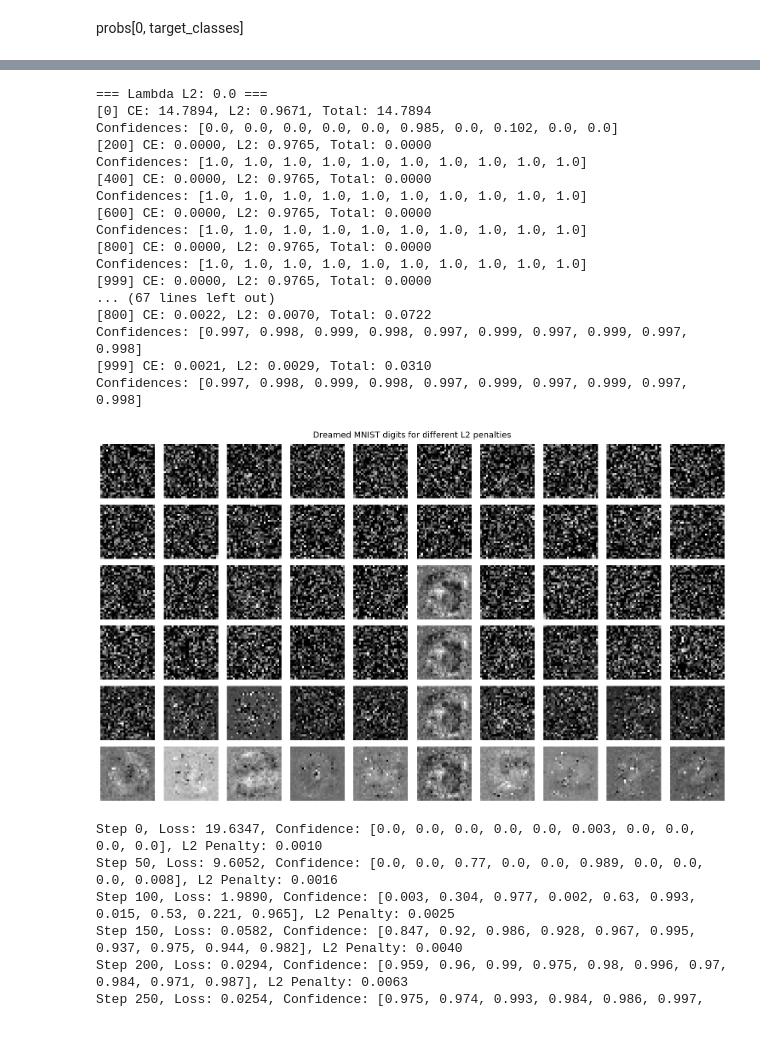
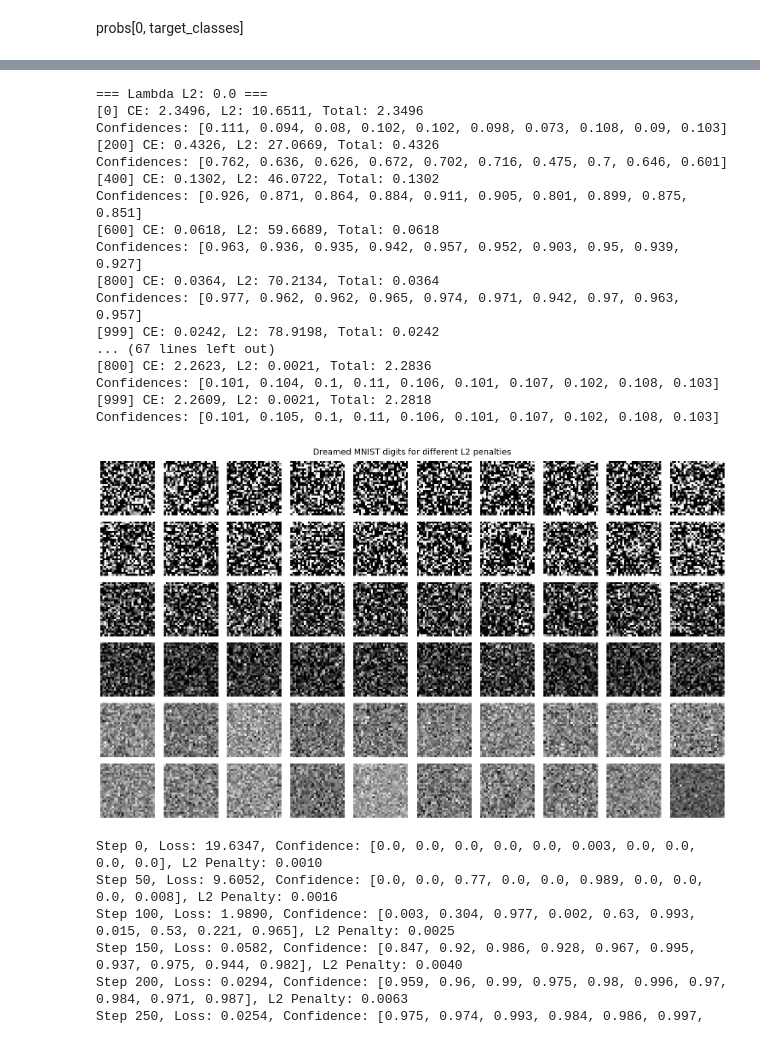
Before and after one commit to MichalSlowakiewicz/Machine-Learning, a Jupyter notebook: Homework9.ipynb, the cells around one changed output, grey strips where cells are left out. Saved outputs shown, nothing was run; the diff lists cells and outputs as text; code cells hidden in the pictures.

```diff
--- a/Homework9.ipynb
+++ b/Homework9.ipynb
@@ -324,0 +378,40 @@ probs[0, target_classes]
+# %%
+#porblem 2 z lambda
+import torch.nn.functional as F
+import matplotlib.pyplot as plt
+
+target_classes = [3, 8]
+lambda_values = [0.001, 0.01, 0.1, 1.0, 10.0]  # Exponential progression
+
+fig, axs = plt.subplots(1, len(lambda_values), figsize=(15, 3))
+#fig.suptitle("Effect of L2 Penalty on Hybrid Digit Images", fontsize=14)
+hybrid_input = torch.randn((1, 1, 28, 28), device=device, requires_grad=True)
+optimizer = torch.optim.Adam([hybrid_input], lr=0.1)
+
+for i, lambda_l2 in enumerate(lambda_values):
+
+
+    for step in range(3000):
+        optimizer.zero_grad()
+        normalized_input = (hybrid_input - mean_tensor) / std_tensor
+        logits = net(normalized_input)
+        probs = F.softmax(logits, dim=1)
+
+        prob3 = probs[0, target_classes[0]]
+        prob8 = probs[0, target_classes[1]]
+
+        target_loss = - (prob3 + prob8) / 2.0
+        l2_penalty = lambda_l2 * normalized_input.pow(2).mean()
+        loss = target_loss + l2_penalty
+
+        loss.backward()
+        optimizer.step()
+
+    # Denormalize for visualization
+    img = hybrid_input.detach().cpu().clone()
+    img = img * std_dataset + mean_dataset
+    img = img.clamp(0, 1)
+
+    axs[i].imshow(img[0, 0], cmap='gray')
+    axs[i].axis('off')
+    axs[i].set_title(f"λ={lambda_l2:.3f}\nP3={prob3.item():.2f}, P8={prob8.item():.2f}")
@@ -358,56 +548,56 @@ for lambda_l2 in lambda_l2_values:
 
         # Strata: cross-entropy + kara L2
         ce_loss = F.cross_entropy(logits, target_classes)
-        l2_loss = dreamed_inputs.pow(2).mean()
+        l2_loss = normalized_inputs.pow(2).mean()
         total_loss = ce_loss + lambda_l2 * l2_loss
 
         total_loss.backward()
         optimizer.step()
 
         if step % 200 == 0 or step == 999:
             with torch.no_grad():
                 probs = F.softmax(logits, dim=1)
                 max_probs = probs.gather(1, target_classes.view(-1, 1))
                 print(f"[{step}] CE: {ce_loss.item():.4f}, L2: {l2_loss.item():.4f}, Total: {total_loss.item():.4f}")
                 print("Confidences:", [round(p.item(), 3) for p in max_probs])
 
     # Odskalowanie i odcięcie wartości
     with torch.no_grad():
         vis = dreamed_inputs.detach().cpu() * std_dataset + mean_dataset
         vis = vis.clamp(0, 1)
         all_results.append((lambda_l2, vis))
 
 # Wizualizacja
 fig, axs = plt.subplots(len(all_results), 10, figsize=(15, 1.5 * len(all_results)))
 for row_idx, (lambda_l2, images) in enumerate(all_results):
     for col_idx in range(10):
         ax = axs[row_idx, col_idx] if len(all_results) > 1 else axs[col_idx]
         ax.imshow(images[col_idx][0], cmap='gray')
         ax.axis('off')
         if col_idx == 0:
             ax.set_ylabel(f"λ={lambda_l2}", rotation=0, labelpad=30)
 plt.suptitle("Dreamed MNIST digits for different L2 penalties", fontsize=14)
 plt.tight_layout()
 plt.show()
 # %% [output]
 === Lambda L2: 0.0 ===
-[0] CE: 14.7894, L2: 0.9671, Total: 14.7894
-Confidences: [0.0, 0.0, 0.0, 0.0, 0.0, 0.985, 0.0, 0.102, 0.0, 0.0]
-[200] CE: 0.0000, L2: 0.9765, Total: 0.0000
-Confidences: [1.0, 1.0, 1.0, 1.0, 1.0, 1.0, 1.0, 1.0, 1.0, 1.0]
-[400] CE: 0.0000, L2: 0.9765, Total: 0.0000
-Confidences: [1.0, 1.0, 1.0, 1.0, 1.0, 1.0, 1.0, 1.0, 1.0, 1.0]
-[600] CE: 0.0000, L2: 0.9765, Total: 0.0000
-Confidences: [1.0, 1.0, 1.0, 1.0, 1.0, 1.0, 1.0, 1.0, 1.0, 1.0]
-[800] CE: 0.0000, L2: 0.9765, Total: 0.0000
-Confidences: [1.0, 1.0, 1.0, 1.0, 1.0, 1.0, 1.0, 1.0, 1.0, 1.0]
-[999] CE: 0.0000, L2: 0.9765, Total: 0.0000
+[0] CE: 2.3496, L2: 10.6511, Total: 2.3496
+Confidences: [0.111, 0.094, 0.08, 0.102, 0.102, 0.098, 0.073, 0.108, 0.09, 0.103]
+[200] CE: 0.4326, L2: 27.0669, Total: 0.4326
+Confidences: [0.762, 0.636, 0.626, 0.672, 0.702, 0.716, 0.475, 0.7, 0.646, 0.601]
+[400] CE: 0.1302, L2: 46.0722, Total: 0.1302
+Confidences: [0.926, 0.871, 0.864, 0.884, 0.911, 0.905, 0.801, 0.899, 0.875, 0.851]
+[600] CE: 0.0618, L2: 59.6689, Total: 0.0618
+Confidences: [0.963, 0.936, 0.935, 0.942, 0.957, 0.952, 0.903, 0.95, 0.939, 0.927]
+[800] CE: 0.0364, L2: 70.2134, Total: 0.0364
+Confidences: [0.977, 0.962, 0.962, 0.965, 0.974, 0.971, 0.942, 0.97, 0.963, 0.957]
+[999] CE: 0.0242, L2: 78.9198, Total: 0.0242
 ... (67 lines left out)
-[800] CE: 0.0022, L2: 0.0070, Total: 0.0722
-Confidences: [0.997, 0.998, 0.999, 0.998, 0.997, 0.999, 0.997, 0.999, 0.997, 0.998]
-[999] CE: 0.0021, L2: 0.0029, Total: 0.0310
-Confidences: [0.997, 0.998, 0.999, 0.998, 0.997, 0.999, 0.997, 0.999, 0.997, 0.998]
+[800] CE: 2.2623, L2: 0.0021, Total: 2.2836
+Confidences: [0.101, 0.104, 0.1, 0.11, 0.106, 0.101, 0.107, 0.102, 0.108, 0.103]
+[999] CE: 2.2609, L2: 0.0021, Total: 2.2818
+Confidences: [0.101, 0.105, 0.1, 0.11, 0.106, 0.101, 0.107, 0.102, 0.108, 0.103]
-[figure, old version]
+[figure, new version]
 # %%
 import torch
 import torch.nn.functional as F
```
Also changed, not shown: parts of 9 cells of this notebook.
